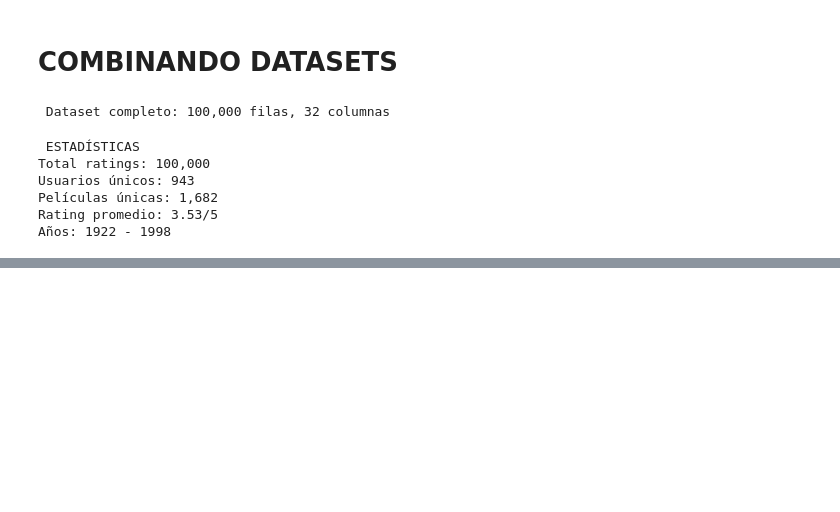
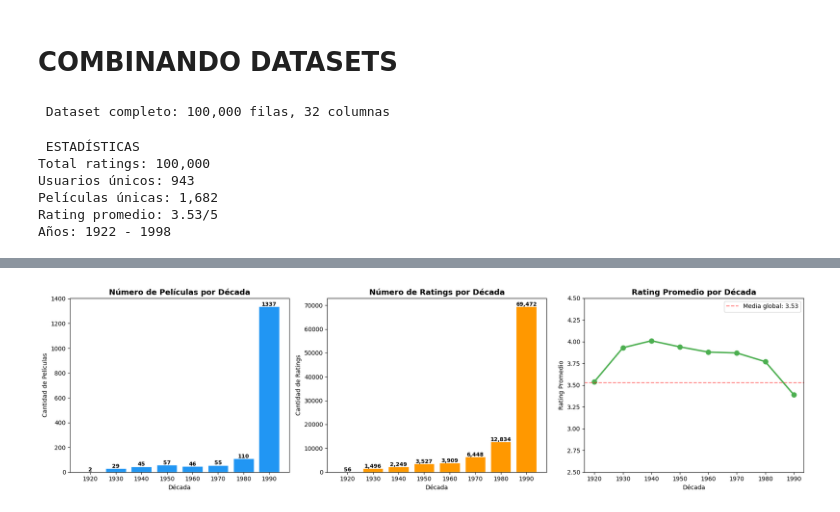
Before and after one commit to NNKTV28/4geeks_final_prod, a Jupyter notebook: src/explore.ipynb, the cells around one changed output, grey strips where cells are left out. Saved outputs shown, nothing was run; the diff lists cells and outputs as text; code cells hidden in the pictures; blank space fills up the shorter version.

```diff
--- a/src/explore.ipynb
+++ b/src/explore.ipynb
@@ -8,7 +8,7 @@ from sklearn.metrics.pairwise import cosine_similarity
 # %% [markdown]
 # CARGA DEL DATOS
 # %%
-DB_PATH = '../data/raw/movielens.db'
+DB_PATH = '../data/movielens.db'
 # %%
 print(" PROYECTO MOVIELENS 100K")
 
@@ -64,0 +71,17 @@ Años: 1922 - 1998
+# %%
+# ── 1.1 Preparar columna de década ──────────────────────────────────────────
+df['decade'] = (df['year'] // 10 * 10).astype('Int64')
+
+# Número de películas únicas por década
+movies_per_decade = df.drop_duplicates('movieId').groupby('decade').size().reset_index(name='num_movies')
+
+# Número de ratings por década
+ratings_per_decade = df.groupby('decade').size().reset_index(name='num_ratings')
+
+# Rating promedio por década
+avg_rating_decade = df.groupby('decade')['rating'].mean().reset_index(name='avg_rating')
+
+# Combinar en un solo DataFrame resumen
+decade_summary = movies_per_decade.merge(ratings_per_decade, on='decade').merge(avg_rating_decade, on='decade')
+decade_summary['avg_rating'] = decade_summary['avg_rating'].round(2)
+print(decade_summary.to_string(index=False))
@@ -64,0 +98,36 @@ Años: 1922 - 1998
+# %%
+# ── 1.2 Visualización: Películas y Rating promedio por década ────────────────
+import matplotlib.pyplot as plt
+
+fig, axes = plt.subplots(1, 3, figsize=(18, 5))
+
+# Gráfico 1: Número de películas por década
+axes[0].bar(decade_summary['decade'].astype(str), decade_summary['num_movies'], color='#2196F3', edgecolor='white')
+axes[0].set_title('Número de Películas por Década', fontsize=13, fontweight='bold')
+axes[0].set_xlabel('Década')
+axes[0].set_ylabel('Cantidad de Películas')
+for i, v in enumerate(decade_summary['num_movies']):
+    axes[0].text(i, v + 5, str(v), ha='center', fontweight='bold', fontsize=9)
+
+# Gráfico 2: Número de ratings por década
+axes[1].bar(decade_summary['decade'].astype(str), decade_summary['num_ratings'], color='#FF9800', edgecolor='white')
+axes[1].set_title('Número de Ratings por Década', fontsize=13, fontweight='bold')
+axes[1].set_xlabel('Década')
+axes[1].set_ylabel('Cantidad de Ratings')
+for i, v in enumerate(decade_summary['num_ratings']):
+    axes[1].text(i, v + 200, f'{v:,}', ha='center', fontweight='bold', fontsize=9)
+
+# Gráfico 3: Rating promedio por década
+axes[2].plot(decade_summary['decade'].astype(str), decade_summary['avg_rating'],
+             marker='o', linewidth=2.5, color='#4CAF50', markersize=8)
+axes[2].set_title('Rating Promedio por Década', fontsize=13, fontweight='bold')
+axes[2].set_xlabel('Década')
+axes[2].set_ylabel('Rating Promedio')
+axes[2].set_ylim(2.5, 4.5)
+axes[2].axhline(y=df['rating'].mean(), color='red', linestyle='--', alpha=0.5, label=f'Media global: {df["rating"].mean():.2f}')
+axes[2].legend()
+
+plt.tight_layout()
+plt.show()
+# %% [output]
+[figure, added]
```
Also changed, not shown: parts of 10 cells of this notebook, 2 other files.
